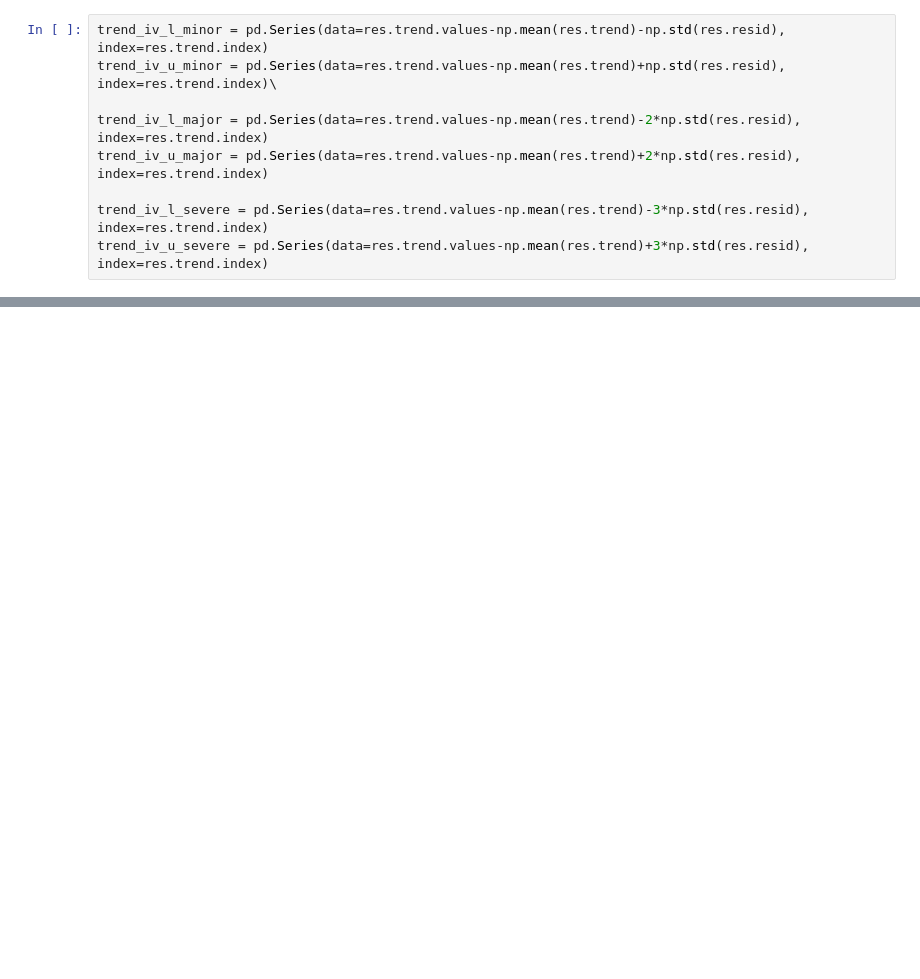
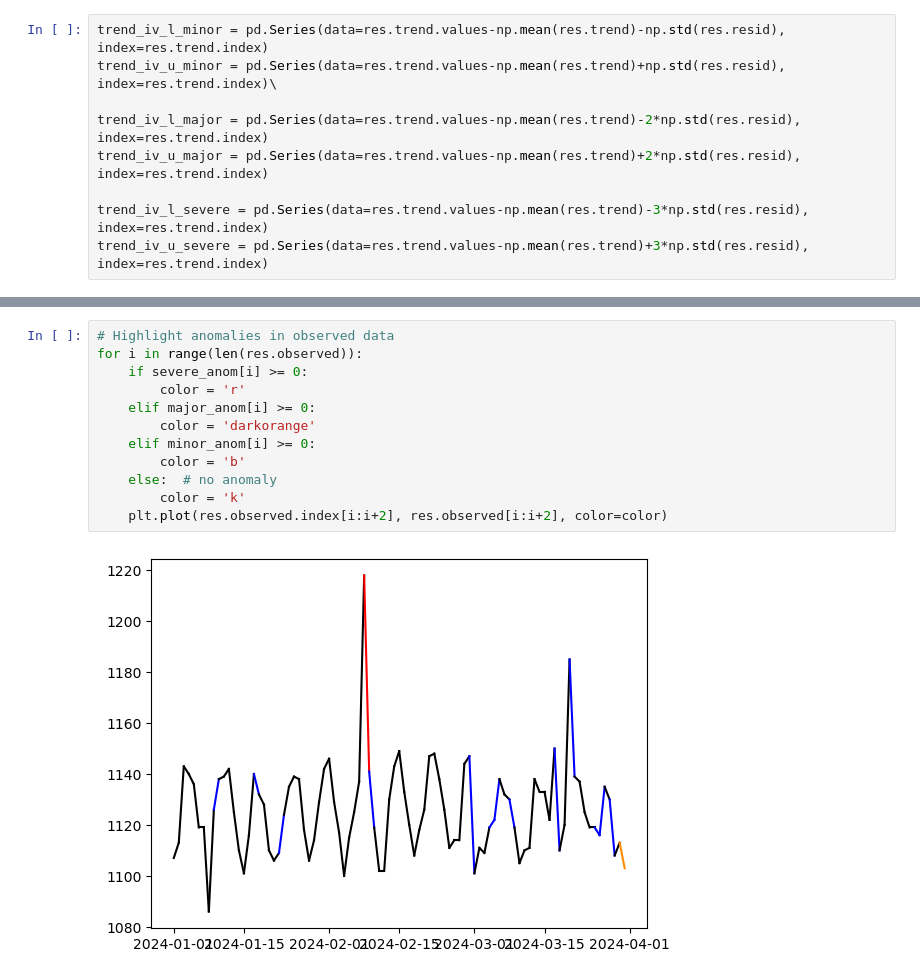
Before and after one commit to leeharry709/anomaly-detection-with-seasonal-trend-decomposition, a Jupyter notebook: usage.ipynb, the cells around one changed output, grey strips where cells are left out. Drawn from its saved outputs; the diff is of its cells as text; blank space fills up the shorter version.

```diff
--- a/usage.ipynb
+++ b/usage.ipynb
@@ -102,0 +156,14 @@ ax3.plot(res.resid, marker='.', linestyle='none', label='Anomalies')
+# %%
+# Highlight anomalies in observed data
+for i in range(len(res.observed)):
+    if severe_anom[i] >= 0:
+        color = 'r'
+    elif major_anom[i] >= 0:
+        color = 'darkorange'
+    elif minor_anom[i] >= 0:
+        color = 'b'
+    else:  # no anomaly
+        color = 'k'
+    plt.plot(res.observed.index[i:i+2], res.observed[i:i+2], color=color)
+# %% [output]
+[figure, added]
```
Also changed, not shown: parts of 23 cells of this notebook.
